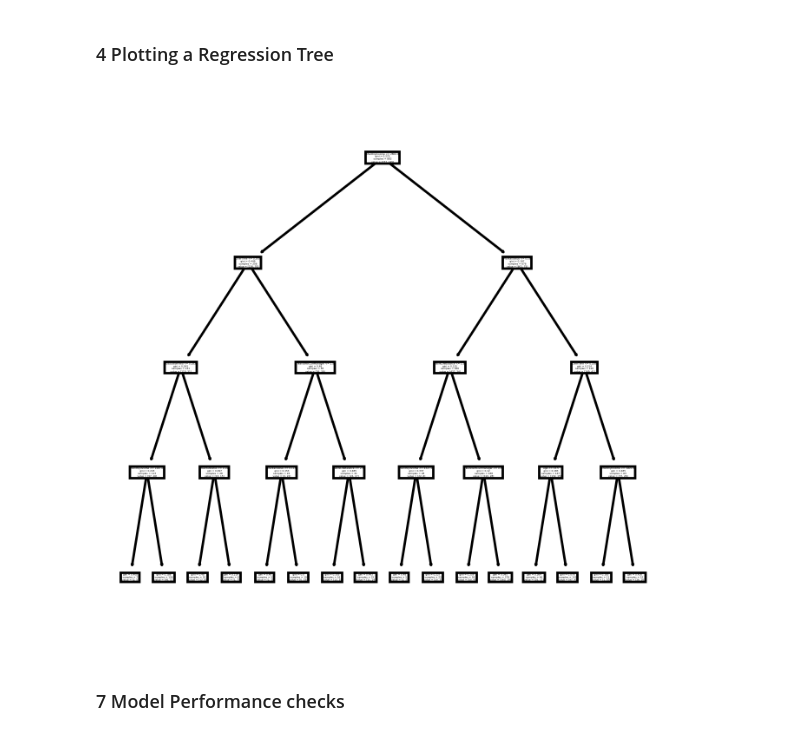
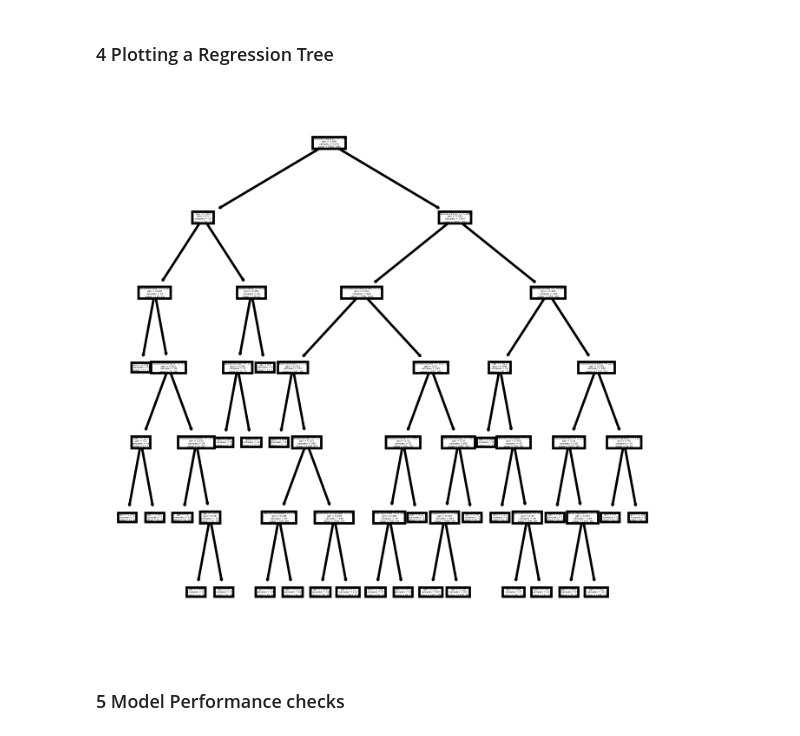
Before and after one commit to Amar-C-A/Attrition-Rate, a Jupyter notebook: Attrition Rate.ipynb, the cells around one changed output. Cells and saved outputs as stored; diff of their text form; code cells hidden in the pictures.

```diff
--- a/Attrition Rate.ipynb
+++ b/Attrition Rate.ipynb
@@ -1339,3 +678,5 @@ array(['Single', 'Married', 'Divorced'], dtype=object)
 data['OverTime'].unique()
 # %% [output]
 array(['Yes', 'No'], dtype=object)
+# %%
+data['OverTime'] = data['OverTime'].apply(lambda x: 0 if x == 'Yes' else 1)
@@ -1342,5 +689,5 @@ array(['Yes', 'No'], dtype=object)
 # %%
-# Converting categorical data into float with respect to target variable
+# Target Encoding
 
 import category_encoders as ce
 
@@ -1348,15 +695,12 @@ tenc=ce.TargetEncoder()
 data_travel = tenc.fit_transform(data['BusinessTravel'],data['Attrition'])
 data_dep = tenc.fit_transform(data['Department'],data['Attrition'])
 data_edu = tenc.fit_transform(data['EducationField'],data['Attrition'])
-data_gender = tenc.fit_transform(data['Gender'],data['Attrition'])
 data_marital_status = tenc.fit_transform(data['MaritalStatus'],data['Attrition'])
-data_over_time = tenc.fit_transform(data['OverTime'],data['Attrition'])
 
 data_new1 = data_travel.join(data.drop('BusinessTravel',axis = 1))
 data_new2 = data_dep.join(data_new1.drop('Department',axis = 1))
 data_new3 = data_edu.join(data_new2.drop('EducationField',axis = 1))
-data_new4 = data_gender.join(data_new3.drop('Gender',axis = 1))
-data_new5 = data_marital_status.join(data_new4.drop('MaritalStatus',axis = 1))
-data_new = data_over_time.join(data_new5.drop('OverTime',axis = 1))
+data_new = data_marital_status.join(data_new3.drop('MaritalStatus',axis = 1))
+
 data_new
 # %% [output]
@@ -1421,9 +765,10 @@ from sklearn.tree import DecisionTreeClassifier
 from sklearn.model_selection import cross_validate
 # %%
 depth = np.arange(1,40)
-mean_f1 = []
+F1 =[]
 
 for k in depth:
-    dtm = DecisionTreeClassifier(max_depth=k, criterion='gini', random_state=3)
-    dtr = cross_validate(estimator=dtm, X = x_train,  y = y_train, cv=5, scoring='f1')
-    mean_f1.append(np.mean(dtr['test_score']))
+    cls_tree = DecisionTreeClassifier(max_depth=k,min_samples_leaf=5)
+    cls_tree.fit(x_train,y_train)
+    y_pred= cls_tree.predict(x_test)
+    F1.append(f1_score(y_test, y_pred)*100)
@@ -1430,6 +782,6 @@ for k in depth:
 # %%
-reg_tree = DecisionTreeClassifier(max_depth=4,min_samples_leaf=5)   # min no of obs in the leaf nodes
-reg_tree.fit(x_train,y_train)
-y_pred = reg_tree.predict(x_test)
-y_pred
+clf_tree = DecisionTreeClassifier(max_depth=6,min_samples_leaf=5)
+clf_tree.fit(x_train,y_train)
+y_pred= clf_tree.predict(x_test)
+f1_score(y_test, y_pred)*100  #f1 score
 # %% [output]
@@ -1452,13 +791,13 @@ array([1, 0, 0, 1, 0, 0, 0, 0, 0, 0, 0, 1, 0, 0, 0, 0, 0, 0, 0, 0, 0, 0,
 # %%
 # for importing tree
 from sklearn import tree
 fig,axes = plt.subplots(figsize=(4,4),dpi=400)
-tree.plot_tree(reg_tree,feature_names=list(x),filled=False)
+tree.plot_tree(clf_tree,feature_names=list(x),filled=False)
 plt.show()
 # %% [output]
-[figure, old version]
+[figure, new version]
 # %% [markdown]
-### 7 Model Performance checks
+### 5 Model Performance checks
 # %%
 print(f"Accuracy : {accuracy_score(y_test, y_pred)*100}%")
 print(f"recall_score : {recall_score(y_test, y_pred)*100}%")
```
Also changed, not shown: parts of 102 cells of this notebook.
